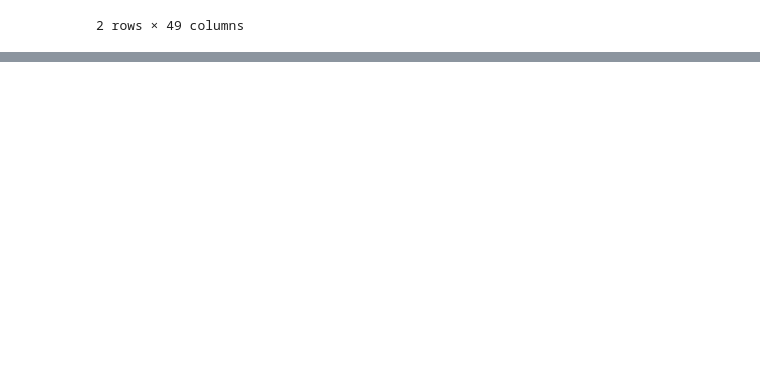
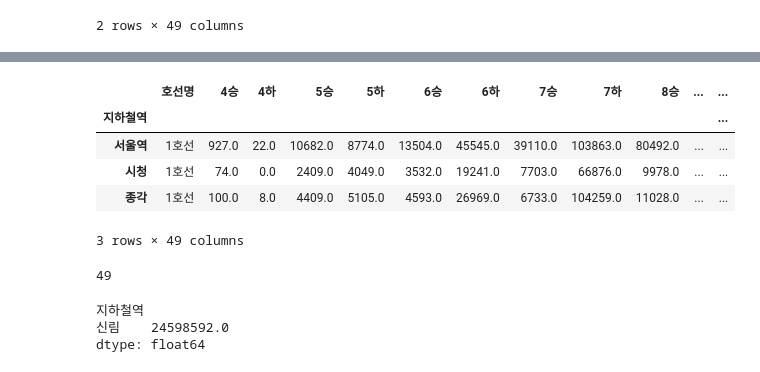
Before and after one commit to OHoRaaa/Jupyter, a Jupyter notebook: python/Pandas/subway_time.ipynb, the cells around one changed output, grey strips where cells are left out. Saved outputs shown, nothing was run; the diff lists cells and outputs as text; code cells hidden in the pictures; blank space fills up the shorter version.

```diff
--- a/python/Pandas/subway_time.ipynb
+++ b/python/Pandas/subway_time.ipynb
@@ -183,4 +181,23 @@ ed_index = df.columns.tolist().index('08:00:00~08:59:59')
 # %%
 # 전체 시간에서 승차 인원이 가장 많은 역은?
+# %%
+df.head(3)
+# %% [output]
+|  | 호선명 | 4승 | 4하 | 5승 | 5하 | 6승 | 6하 | 7승 | 7하 | 8승 | ... | ... |
+| 지하철역 |  |  |  |  |  |  |  |  |  |  |  | ... |
+| 서울역 | 1호선 | 927.0 | 22.0 | 10682.0 | 8774.0 | 13504.0 | 45545.0 | 39110.0 | 103863.0 | 80492.0 | ... | ... |
+| 시청 | 1호선 | 74.0 | 0.0 | 2409.0 | 4049.0 | 3532.0 | 19241.0 | 7703.0 | 66876.0 | 9978.0 | ... | ... |
+| 종각 | 1호선 | 100.0 | 8.0 | 4409.0 | 5105.0 | 4593.0 | 26969.0 | 6733.0 | 104259.0 | 11028.0 | ... | ... |
+3 rows × 49 columns
+# %%
+len(df.columns)
+# %% [output]
+49
+# %%
+df.iloc[:, 1 : 25 : 2].sum(axis = 1).sort_values(ascending = False).iloc[:1]
+# %% [output]
+지하철역
+신림    24598592.0
+dtype: float64
 # %%
 # 퇴근 시간에 하차 인원이 가장 많은 역은?(pm 7:00 ~ 10:00)
```
Also changed, not shown: parts of 14 cells of this notebook, 7 other files.
